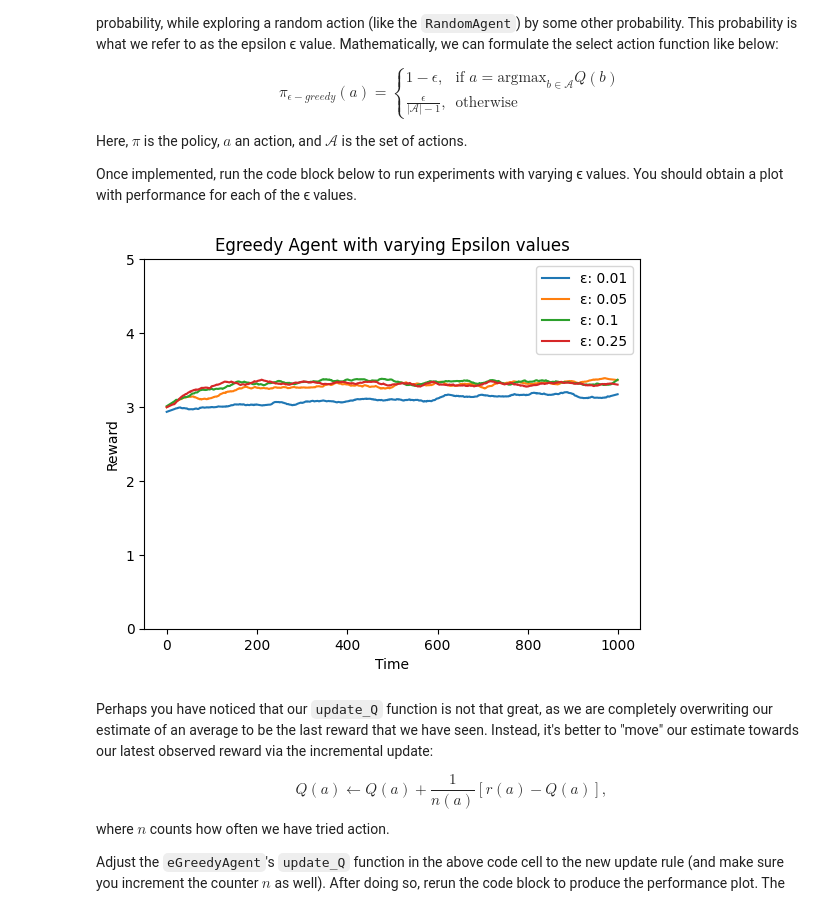
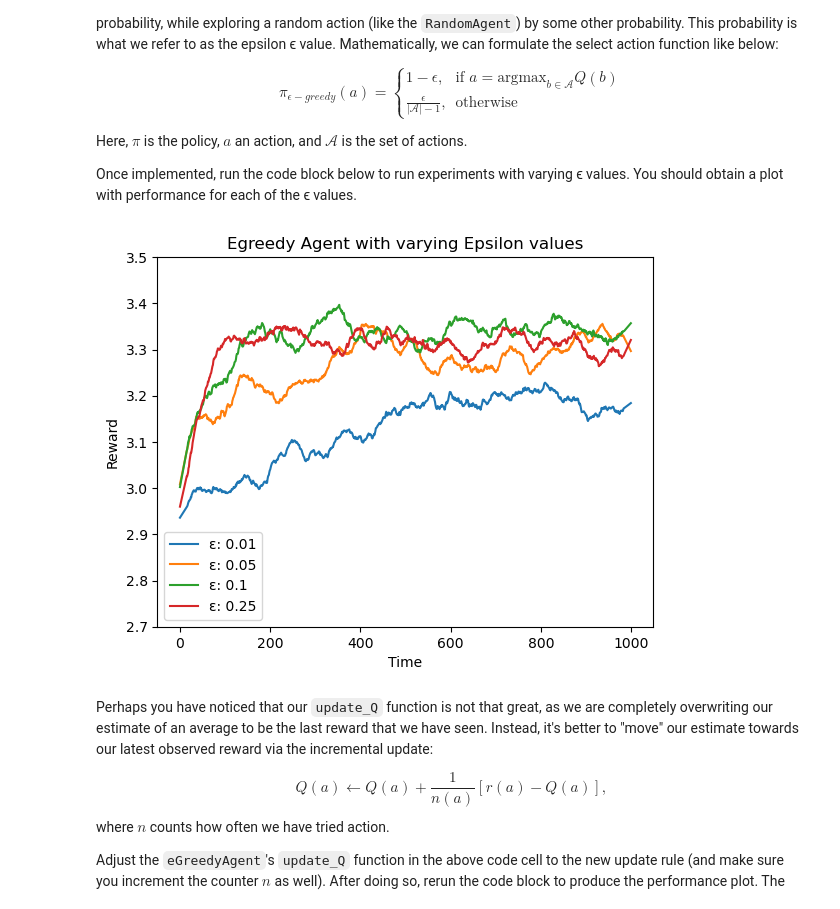
Before and after one commit to bokchoy19/intro_to_rl_assignments, a Jupyter notebook: RL_Bachelor_Assignment_1A_(2026).ipynb, the cells around one changed output. Drawn from its saved outputs; the diff is of its cells as text; code cells hidden in the pictures.

```diff
--- a/RL_Bachelor_Assignment_1A_(2026).ipynb
+++ b/RL_Bachelor_Assignment_1A_(2026).ipynb
@@ -321,46 +321,37 @@ class eGreedyAgent(Agent):
     def __init__(self, n_actions, epsilon):
         super().__init__(n_actions) # Call parent class init
 
         self.epsilon = epsilon # <-- Egreedy specific values
         self.n = np.zeros(n_actions) # <-- Action counter
 
     def select_action(self, **kwargs):
-        """ Select an action """
-
-        #raise NotImplementedError("Implement the epsilon greedy select action function")
-
-
         if np.random.rand() < self.epsilon:
-            #explore: choose random action
-            #Note that we choose from 24 (and reassign numbering) to prevent max value being selected
-            action = np.random.randint(24)
-            if action == np.argmax(self.Q):
-                action = 24
+            choices = [a for a in range(self.n_actions) if a != np.argmax(self.Q)]
+            action = np.random.choice(choices)
         else:
-            #exploit: choose action with current highest mean
             action = np.argmax(self.Q)
-
         return action
 
     def update_Q(self, action, observed_reward):
         """ After performing actions, update our current knowledge """
         # Set the new estimate to the reward we received after picking that action
         self.n[action] += 1
         self.Q[action] = (1/self.n[action]) * (observed_reward - self.Q[action])
 
 # You can use below values, or change them to ones that you find more interesting.
 epsilon_values = [0.01, 0.05, 0.1, 0.25]
 
 plot = LearningCurvePlot("Egreedy Agent with varying Epsilon values")
 for epsilon in epsilon_values:
     experiment(
         plot,
         agent_class=eGreedyAgent,
         label=f"{chr(949)}: {epsilon}",
         epsilon=epsilon,
     )
+    plot.ax.set_ylim(2.7, 3.5)
 # %% [output]
-[figure, old version]
+[figure, new version]
 # %% [markdown]
 Perhaps you have noticed that our `update_Q` function is not that great, as we are completely overwriting our estimate of an average to be the last reward that we have seen. Instead, it's better to "move" our estimate towards our latest observed reward via the incremental update:
 
```
Also changed, not shown: parts of 5 cells of this notebook.
